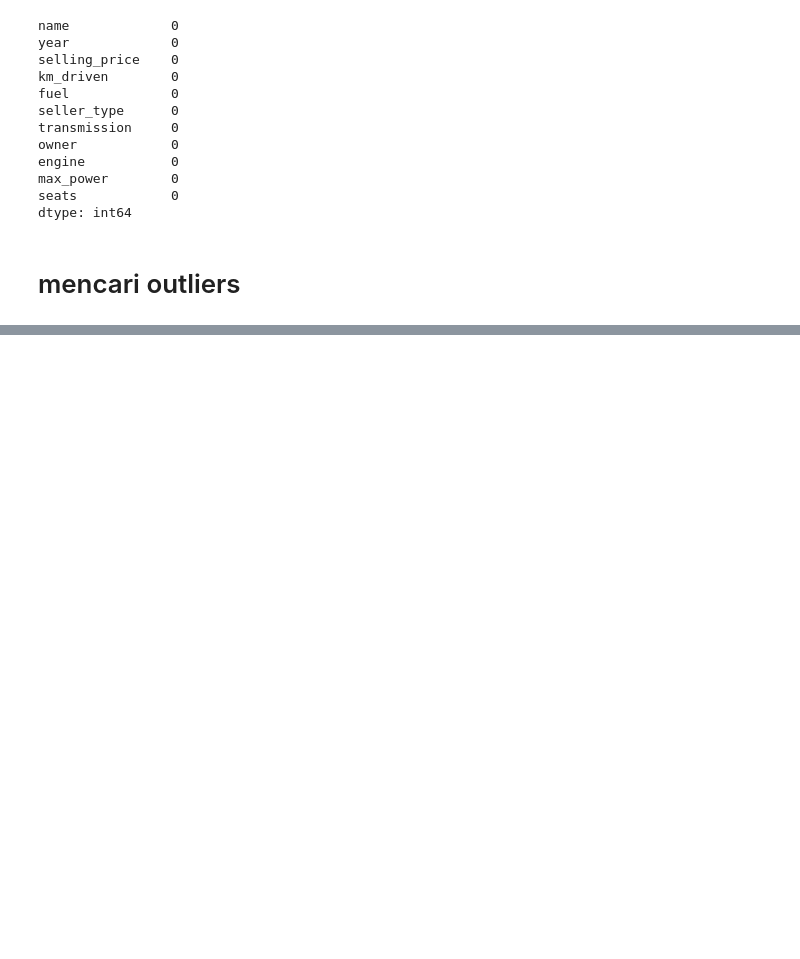
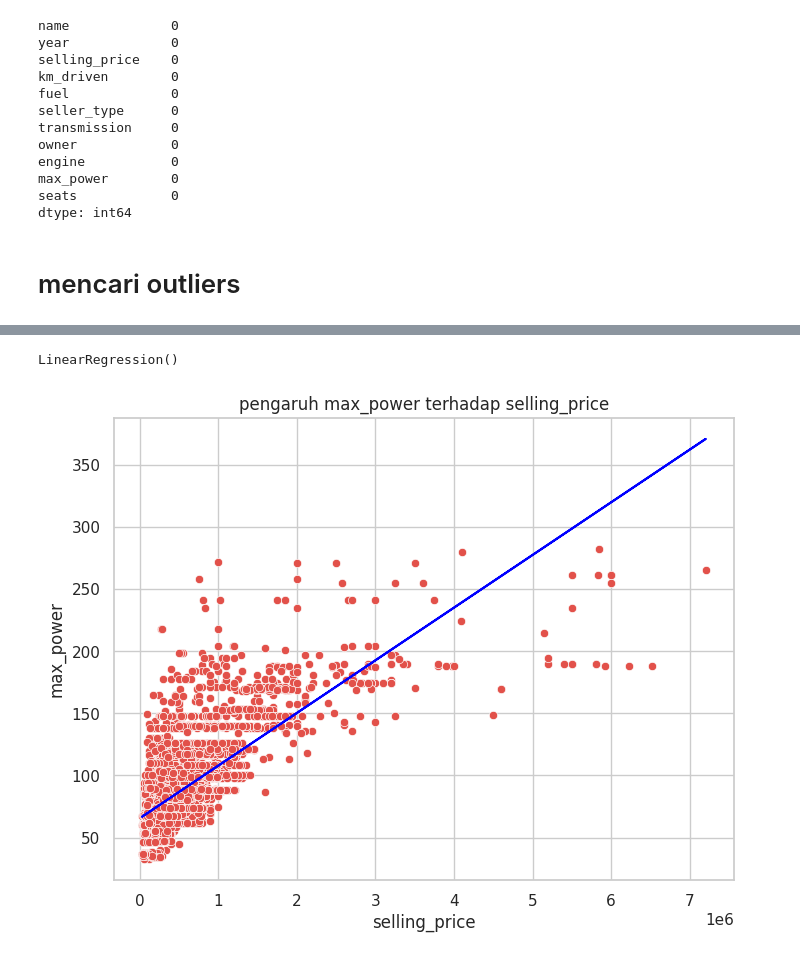
Before and after one commit to MuhammadJundullah/Data-Analysis, a Jupyter notebook: Second_Car_Analytics_Overview.ipynb, the cells around one changed output, grey strips where cells are left out. Cells and saved outputs as stored; diff of their text form; code cells hidden in the pictures; blank space fills up the shorter version.

```diff
--- a/Second_Car_Analytics_Overview.ipynb
+++ b/Second_Car_Analytics_Overview.ipynb
@@ -150,0 +162,16 @@ plt.show()
+# %%
+x = df['selling_price'].to_numpy()
+y = df['max_power'].to_numpy()
+x = x.reshape(-1, 1)
+linear = LinearRegression()
+linear.fit(x,y)
+# %% [output]
+LinearRegression()
+# %%
+plt.figure(figsize=(8, 6))
+plt.plot(x, linear.predict(x), color = 'blue')
+sns.scatterplot(x=df['selling_price'], y=df['max_power'])
+plt.title('pengaruh max_power terhadap selling_price')
+plt.show()
+# %% [output]
+[figure, added]
```
Also changed, not shown: parts of 12 cells of this notebook.
